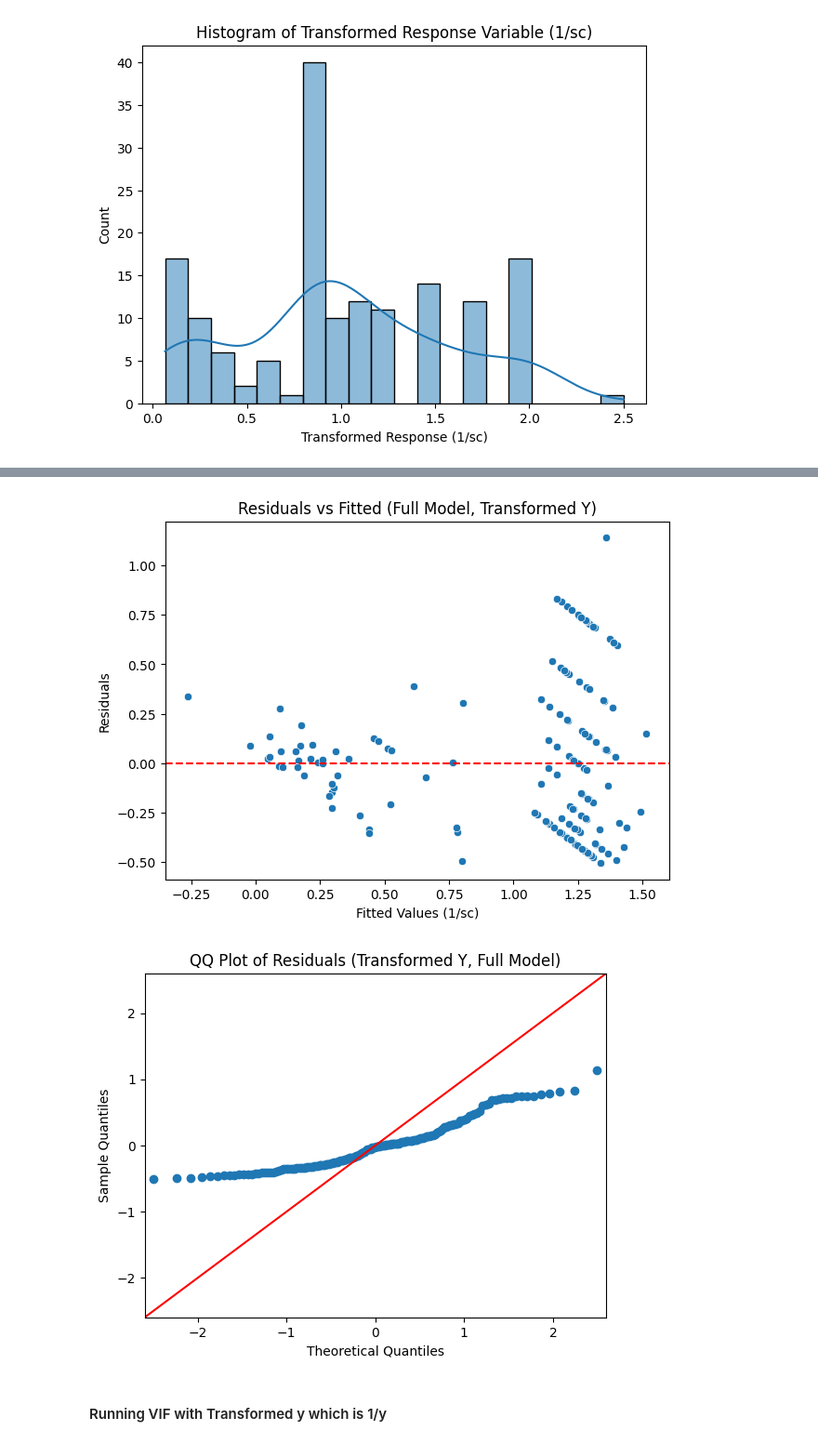
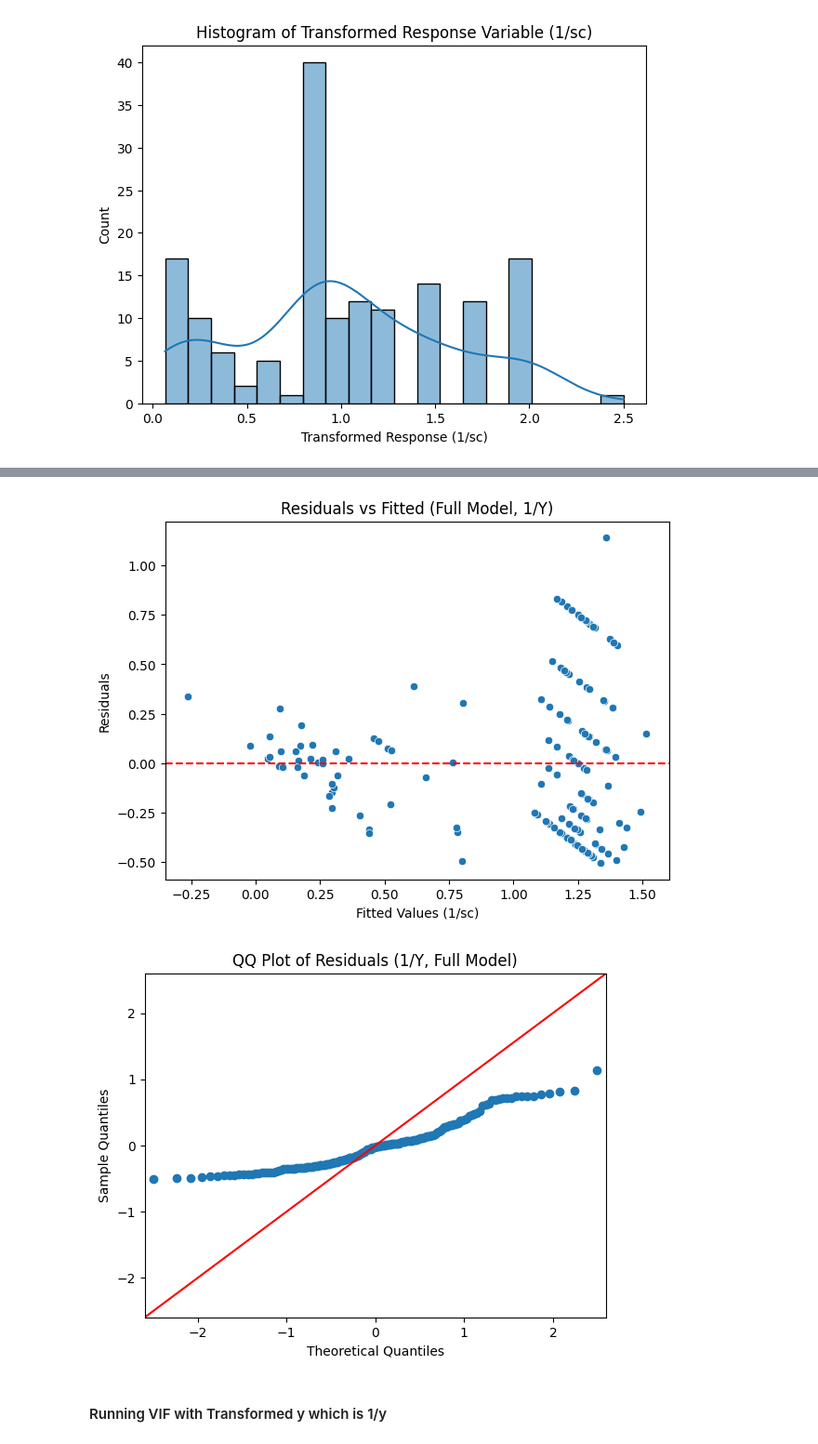
Before and after one commit to namrata0516/kidney_failure_analysis, a Jupyter notebook: transformedmodel.ipynb, the cells around one changed output, grey strips where cells are left out. Shown at 93% size. Cells and saved outputs as stored; diff of their text form; code cells hidden in the pictures.

```diff
--- a/transformedmodel.ipynb
+++ b/transformedmodel.ipynb
@@ -153,16 +153,16 @@ sns.scatterplot(x=fitted_vals, y=residuals)
 plt.axhline(0, color='red', linestyle='--')
 plt.xlabel("Fitted Values (1/sc)")
 plt.ylabel("Residuals")
-plt.title("Residuals vs Fitted (Full Model, Transformed Y)")
+plt.title("Residuals vs Fitted (Full Model, 1/Y)")
 plt.show()
 # %% [output]
-[figure, old version]
+[figure, new version]
 # %%
 sm.qqplot(residuals, line='45')
-plt.title("QQ Plot of Residuals (Transformed Y, Full Model)")
+plt.title("QQ Plot of Residuals (1/Y, Full Model)")
 plt.show()
 # %% [output]
-[figure, old version]
+[figure, new version]
 # %% [markdown]
 #### Running VIF with Transformed y which is 1/y
 # %%
```
Also changed, not shown: parts of 8 cells of this notebook, 3 other files.
